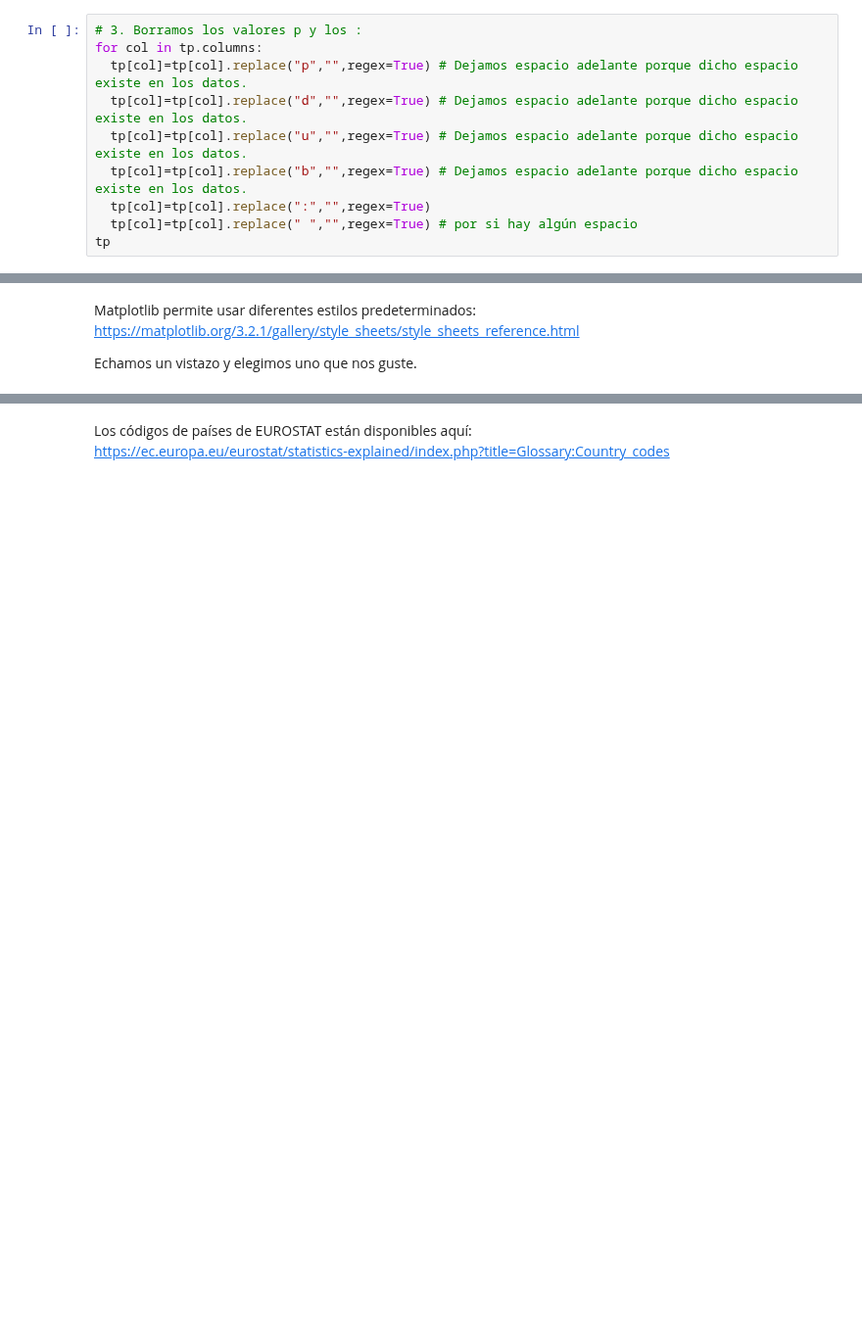
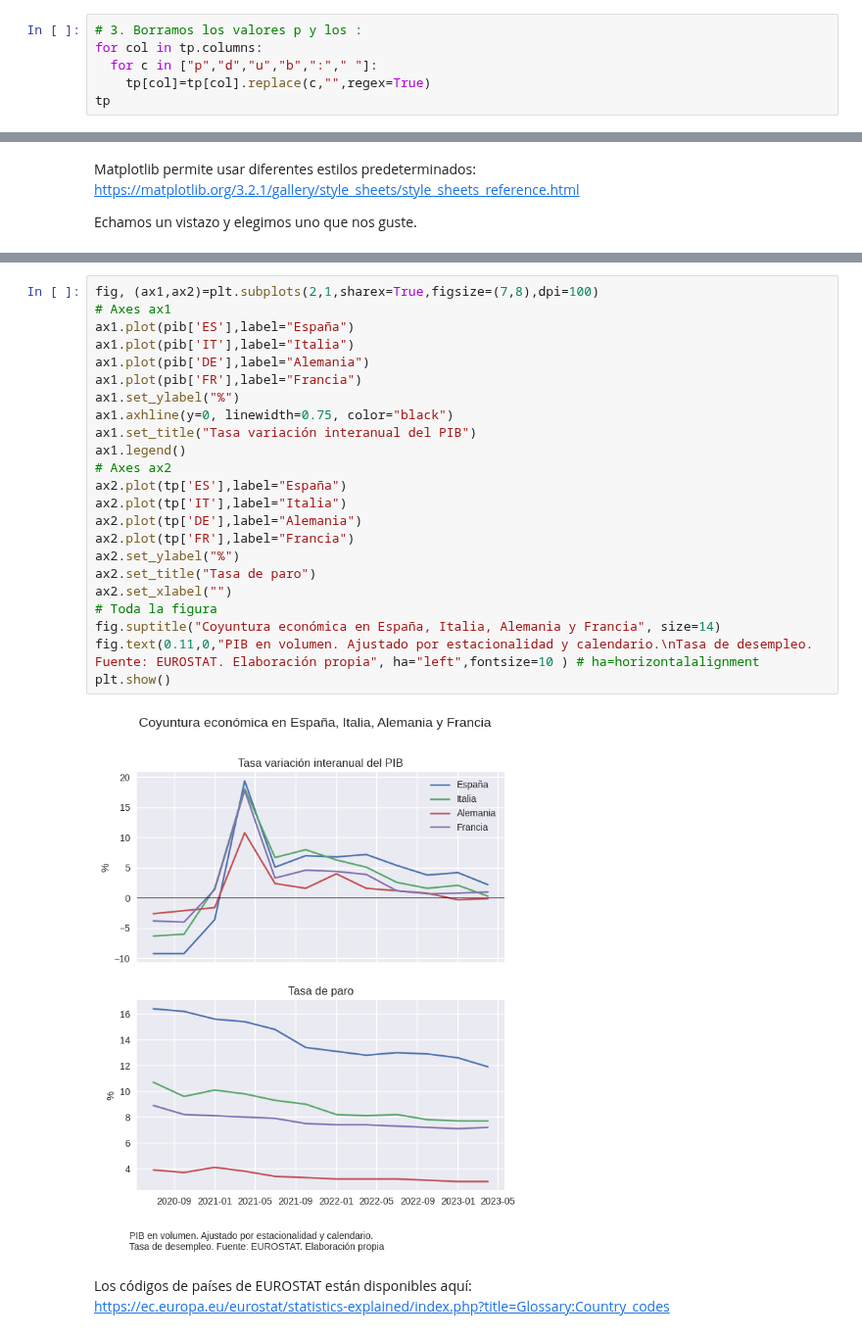
Before and after one commit to otoperalias/Coyuntura, a Jupyter notebook: clases/Tema2_Visualizacion.ipynb, the cells around one changed output, grey strips where cells are left out. Shown at 98% size. Drawn from its saved outputs; the diff is of its cells as text; blank space fills up the shorter version.

```diff
--- a/clases/Tema2_Visualizacion.ipynb
+++ b/clases/Tema2_Visualizacion.ipynb
@@ -101,16 +101,12 @@ tp=tp.loc[(tp['s_adj']=="SA") &
           (tp['unit']=="PC_ACT") &
           (tp['sex']=="T")]
 tp
-# %%
-# 3. Borramos los valores p y los :
-for col in tp.columns:
-  tp[col]=tp[col].replace("p","",regex=True) # Dejamos espacio adelante porque dicho espacio existe en los datos.
-  tp[col]=tp[col].replace("d","",regex=True) # Dejamos espacio adelante porque dicho espacio existe en los datos.
-  tp[col]=tp[col].replace("u","",regex=True) # Dejamos espacio adelante porque dicho espacio existe en los datos.
-  tp[col]=tp[col].replace("b","",regex=True) # Dejamos espacio adelante porque dicho espacio existe en los datos.
-  tp[col]=tp[col].replace(":","",regex=True)
-  tp[col]=tp[col].replace(" ","",regex=True) # por si hay algún espacio
-tp
+# %%
+# 3. Borramos los valores p y los :
+for col in tp.columns:
+  for c in ["p","d","u","b",":"," "]:
+    tp[col]=tp[col].replace(c,"",regex=True)
+tp
 # %%
 # 4. Transponemos la tabla
 tp=tp.transpose()
@@ -346,3 +212,28 @@ plt.show()
+# %%
+fig, (ax1,ax2)=plt.subplots(2,1,sharex=True,figsize=(7,8),dpi=100)
+# Axes ax1
+ax1.plot(pib['ES'],label="España")
+ax1.plot(pib['IT'],label="Italia")
+ax1.plot(pib['DE'],label="Alemania")
+ax1.plot(pib['FR'],label="Francia")
+ax1.set_ylabel("%")
+ax1.axhline(y=0, linewidth=0.75, color="black")
+ax1.set_title("Tasa variación interanual del PIB")
+ax1.legend()
+# Axes ax2
+ax2.plot(tp['ES'],label="España")
+ax2.plot(tp['IT'],label="Italia")
+ax2.plot(tp['DE'],label="Alemania")
+ax2.plot(tp['FR'],label="Francia")
+ax2.set_ylabel("%")
+ax2.set_title("Tasa de paro")
+ax2.set_xlabel("")
+# Toda la figura
+fig.suptitle("Coyuntura económica en España, Italia, Alemania y Francia", size=14)
+fig.text(0.11,0,"PIB en volumen. Ajustado por estacionalidad y calendario.\nTasa de desempleo. Fuente: EUROSTAT. Elaboración propia", ha="left",fontsize=10 ) # ha=horizontalalignment
+plt.show()
+# %% [output]
+[figure, added]
 # %% [markdown]
 
 Los códigos de países de EUROSTAT están disponibles aquí:
```
Also changed, not shown: parts of 25 cells of this notebook.
